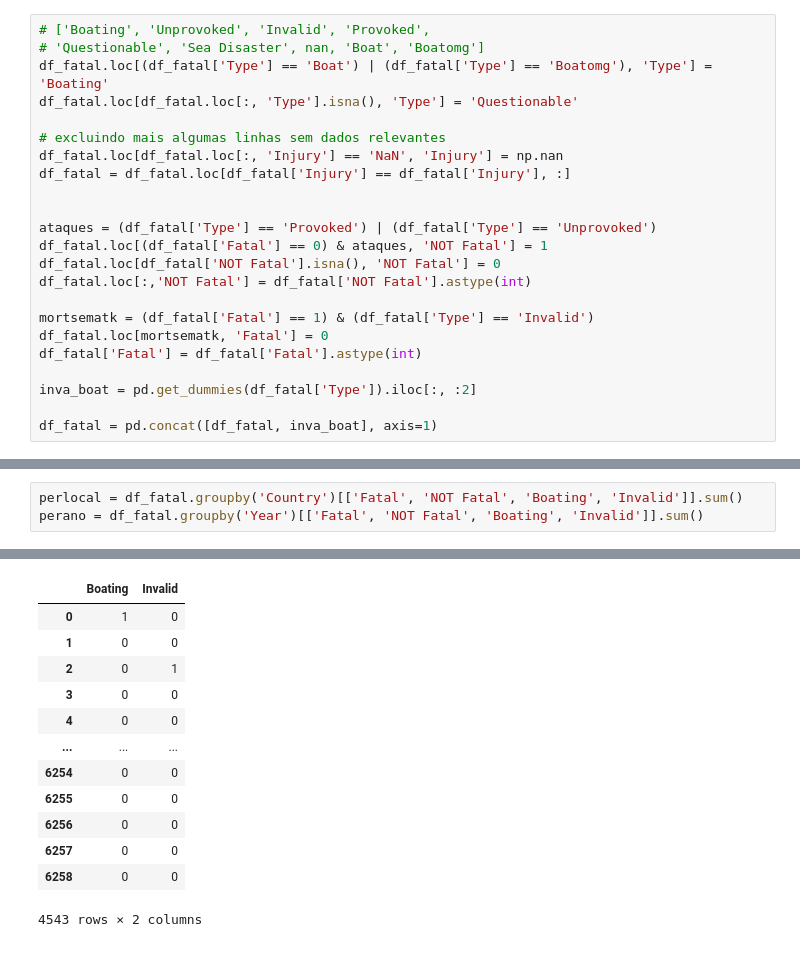
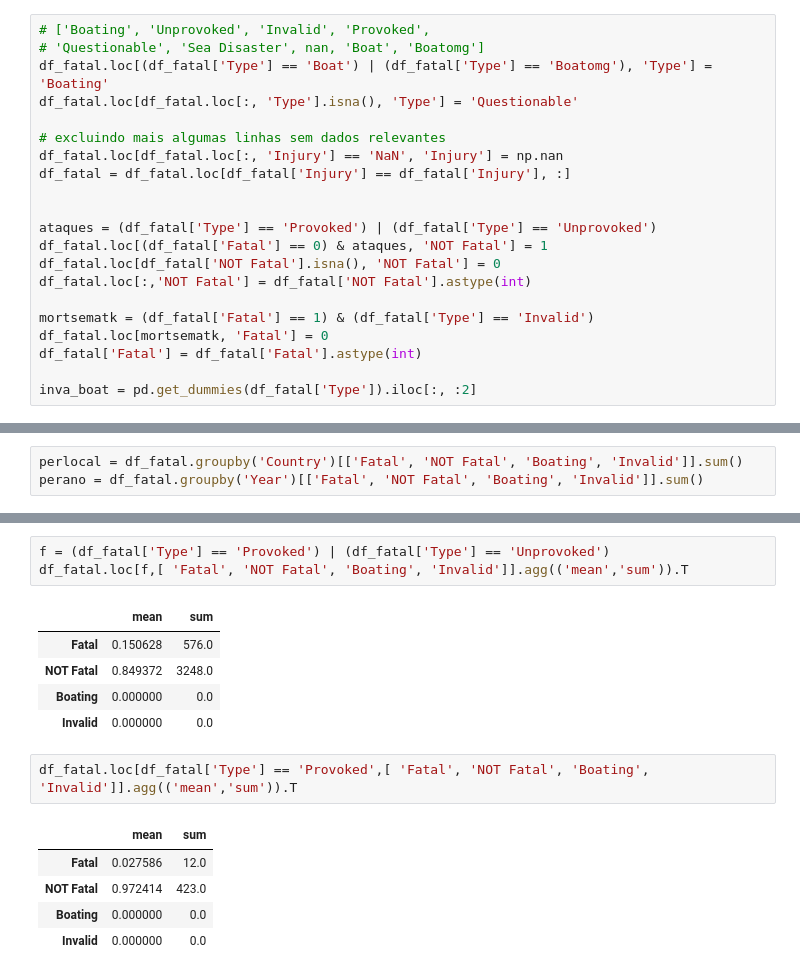
Before and after one commit to EdAndradeF/IronHack_Project_1, a Jupyter notebook: SharkAttack.ipynb, the cells around one changed output, grey strips where cells are left out. Cells and saved outputs as stored; diff of their text form.

```diff
--- a/SharkAttack.ipynb
+++ b/SharkAttack.ipynb
@@ -249,5 +249,3 @@ df_fatal.loc[mortsematk, 'Fatal'] = 0
 df_fatal['Fatal'] = df_fatal['Fatal'].astype(int)
 
 inva_boat = pd.get_dummies(df_fatal['Type']).iloc[:, :2]
-
-df_fatal = pd.concat([df_fatal, inva_boat], axis=1)
@@ -298,15 +322,17 @@ perlocal
+# %%
+f = (df_fatal['Type'] == 'Provoked') | (df_fatal['Type'] == 'Unprovoked')
+df_fatal.loc[f,[ 'Fatal', 'NOT Fatal', 'Boating', 'Invalid']].agg(('mean','sum')).T
+# %% [output]
+|  | mean | sum |
+| Fatal | 0.150628 | 576.0 |
+| NOT Fatal | 0.849372 | 3248.0 |
+| Boating | 0.000000 | 0.0 |
+| Invalid | 0.000000 | 0.0 |
 # %%
+df_fatal.loc[df_fatal['Type'] == 'Provoked',[ 'Fatal', 'NOT Fatal', 'Boating', 'Invalid']].agg(('mean','sum')).T
 # %% [output]
-|  | Boating | Invalid |
-| 0 | 1 | 0 |
-| 1 | 0 | 0 |
-| 2 | 0 | 1 |
-| 3 | 0 | 0 |
-| 4 | 0 | 0 |
-| ... | ... | ... |
-| 6254 | 0 | 0 |
-| 6255 | 0 | 0 |
-| 6256 | 0 | 0 |
-| 6257 | 0 | 0 |
-| 6258 | 0 | 0 |
+|  | mean | sum |
+| Fatal | 0.027586 | 12.0 |
+| NOT Fatal | 0.972414 | 423.0 |
+| Boating | 0.000000 | 0.0 |
+| Invalid | 0.000000 | 0.0 |
-4543 rows × 2 columns
```
Also changed, not shown: parts of 8 cells of this notebook, 3 other files.
